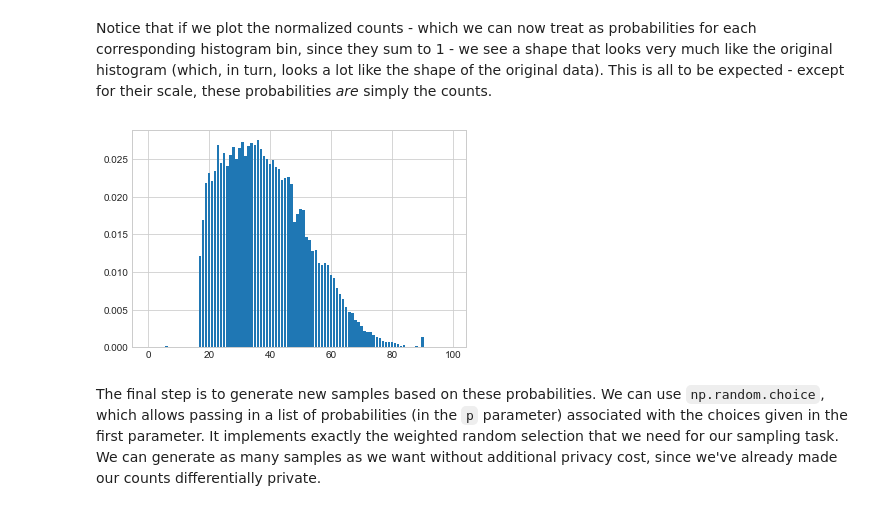
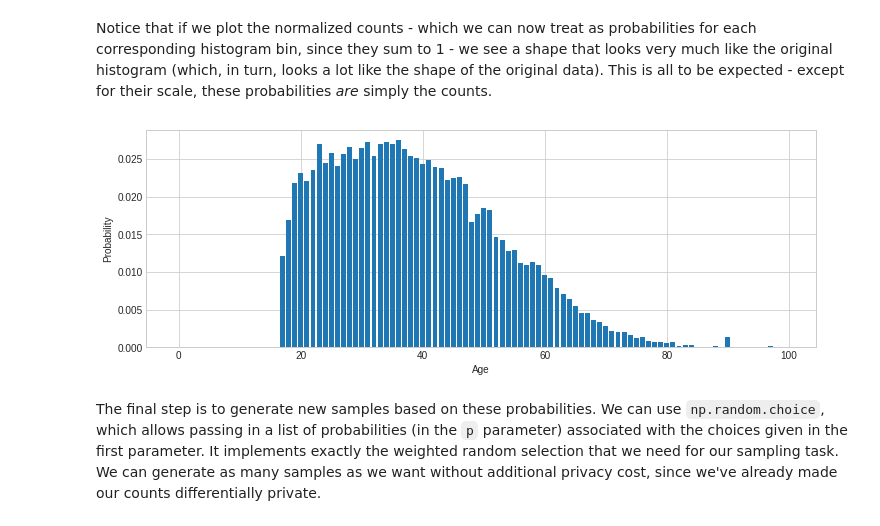
Before and after one commit to uvm-plaid/programming-dp, a Jupyter notebook: _sources/notebooks/ch14.ipynb, the cells around one changed output. Drawn from its saved outputs; the diff is of its cells as text; code cells hidden in the pictures.

```diff
--- a/_sources/notebooks/ch14.ipynb
+++ b/_sources/notebooks/ch14.ipynb
@@ -102,9 +113,11 @@ np.sum(syn_normalized)
 # %% [markdown]
 Notice that if we plot the normalized counts - which we can now treat as probabilities for each corresponding histogram bin, since they sum to 1 - we see a shape that looks very much like the original histogram (which, in turn, looks a lot like the shape of the original data). This is all to be expected - except for their scale, these probabilities *are* simply the counts.
 # %%
+plt.xlabel('Age')
+plt.ylabel('Probability')
 plt.bar(bins, syn_normalized);
 # %% [output]
-[figure, old version]
+[figure, new version]
 # %% [markdown]
 The final step is to generate new samples based on these probabilities. We can use `np.random.choice`, which allows passing in a list of probabilities (in the `p` parameter) associated with the choices given in the first parameter. It implements exactly the weighted random selection that we need for our sampling task. We can generate as many samples as we want without additional privacy cost, since we've already made our counts differentially private.
 # %%
```
Also changed, not shown: parts of 15 cells of this notebook, 38 other files.
